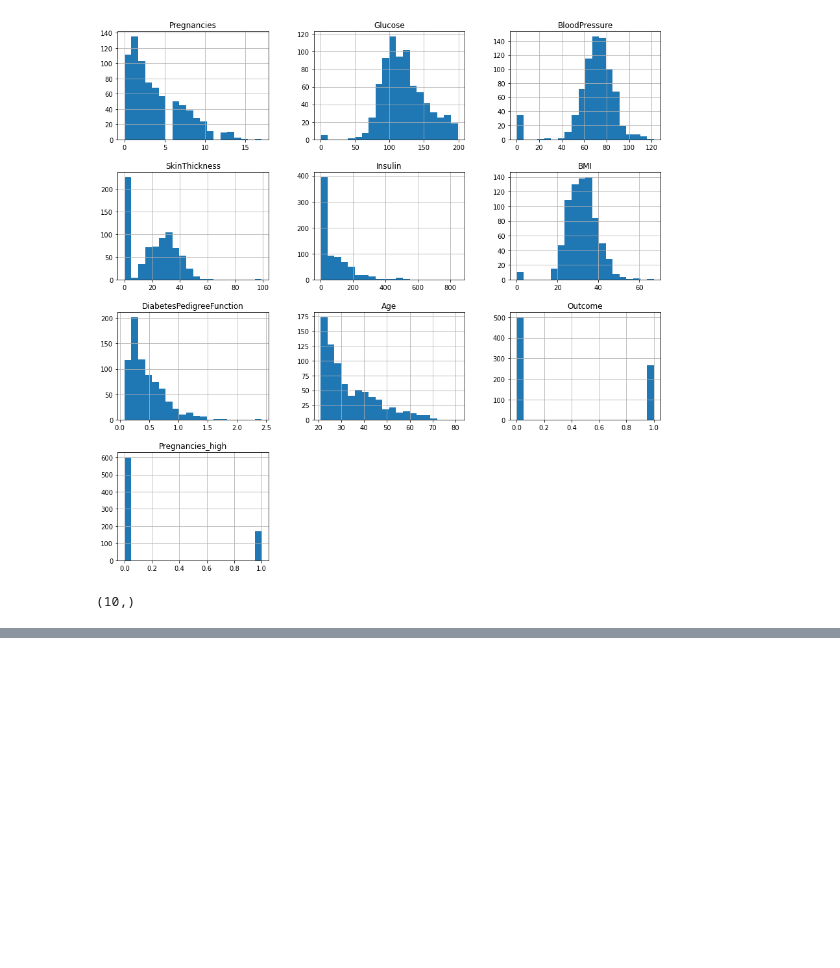
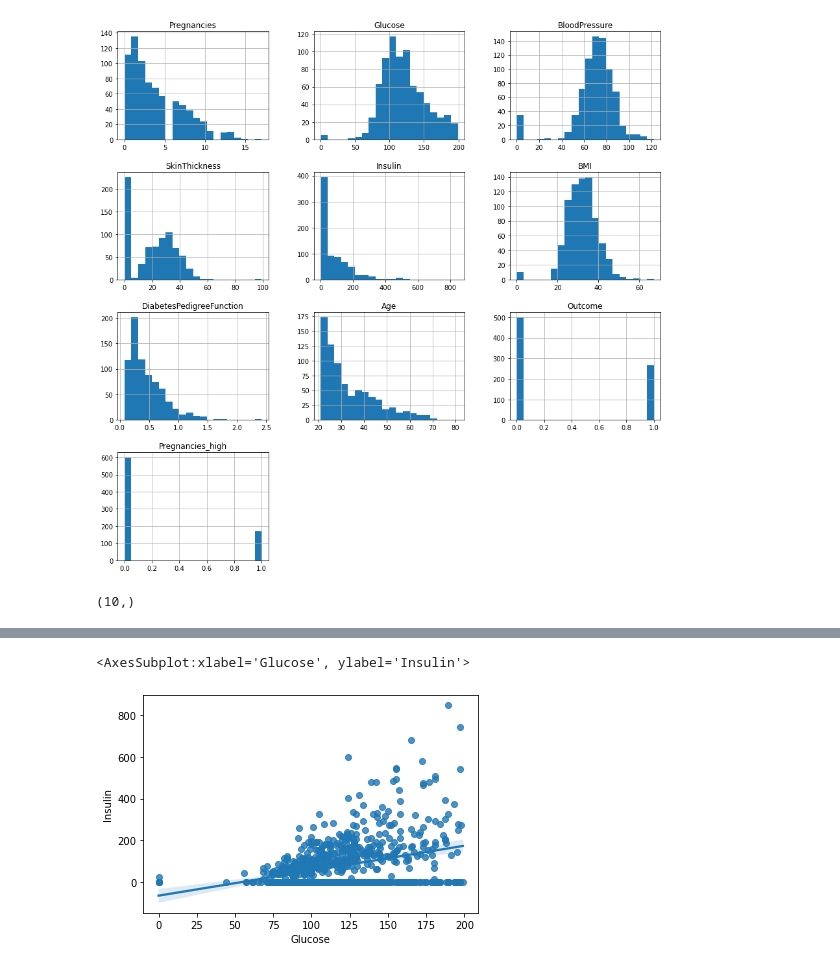
Before and after one commit to shinjangwoon/Kaggle, a Jupyter notebook: kaggle/Pima Indians/Pima Indians EDA.ipynb, the cells around one changed output, grey strips where cells are left out. Cells and saved outputs as stored; diff of their text form; code cells hidden in the pictures; blank space fills up the shorter version.

```diff
--- a/kaggle/Pima Indians/Pima Indians EDA.ipynb
+++ b/kaggle/Pima Indians/Pima Indians EDA.ipynb
@@ -311,0 +360,5 @@ TypeError: __init__() got an unexpected keyword argument 'nrow'
+# %%
+sns.regplot(data=df, x='Glucose', y='Insulin')
+# %% [output]
+<AxesSubplot:xlabel='Glucose', ylabel='Insulin'>
+[figure, added]
```
Also changed, not shown: parts of 20 cells of this notebook.
